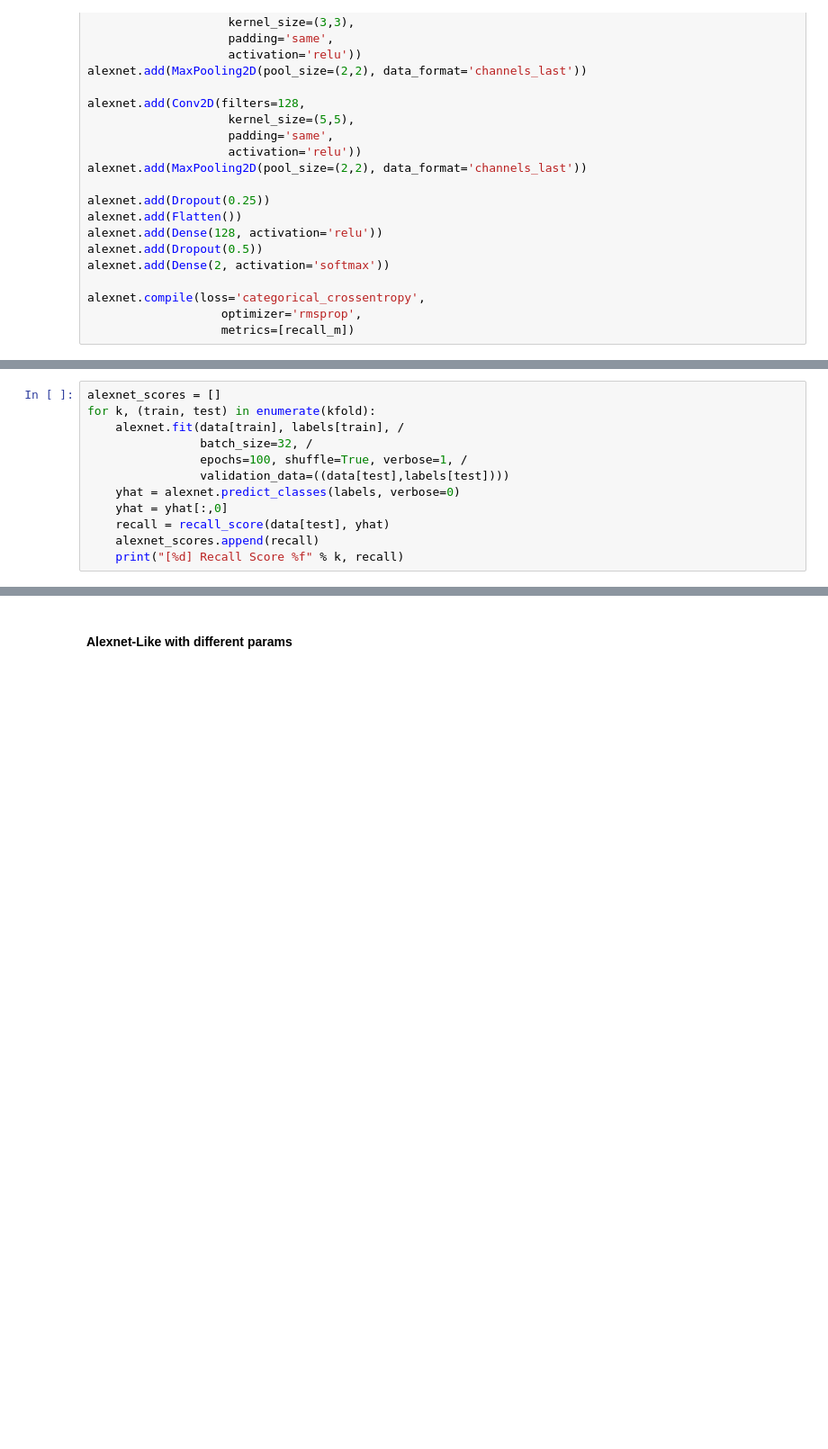
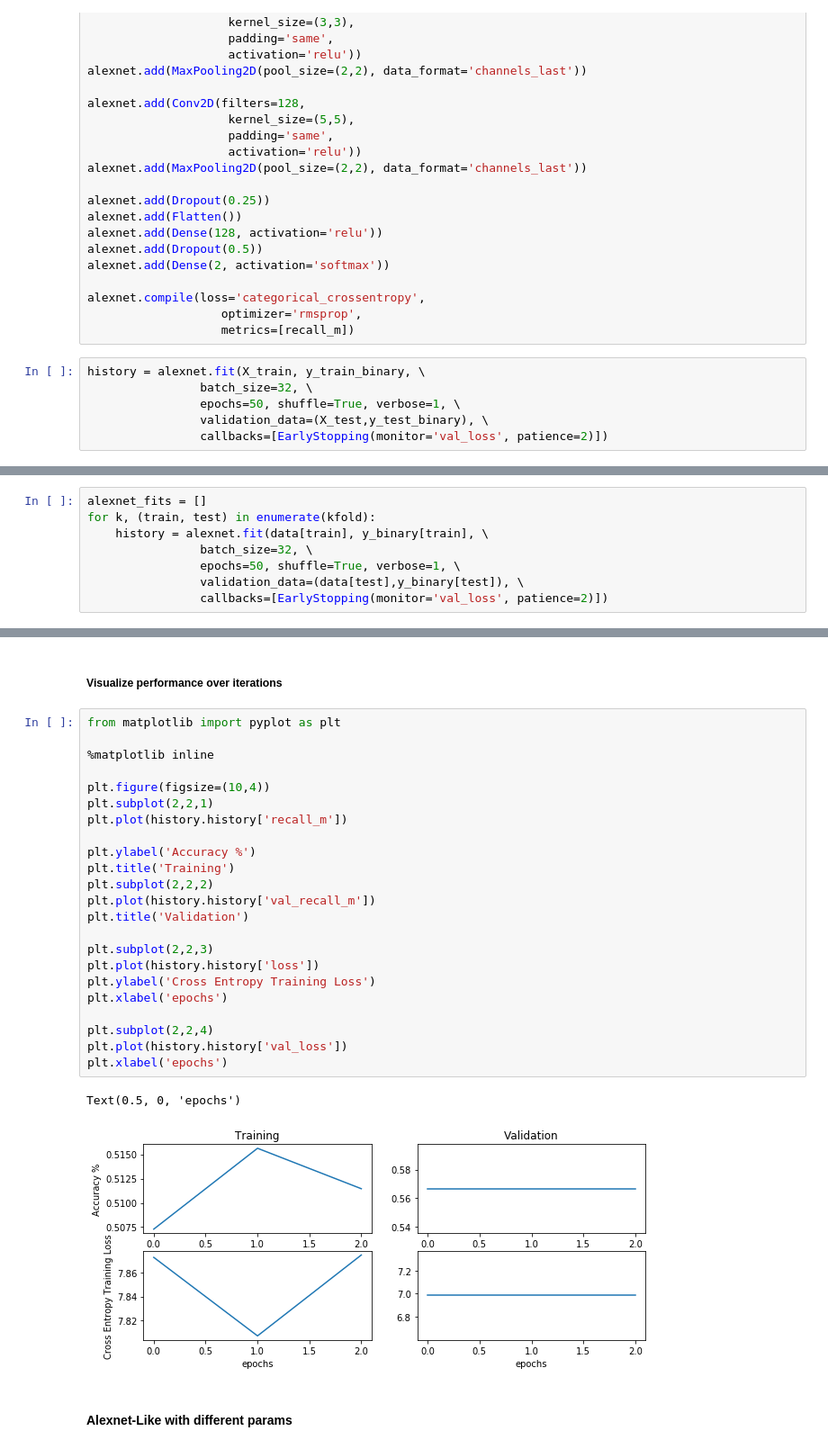
Before and after one commit to elilaird/CS7324-MachineLearning-Labs, a Jupyter notebook: Lab6/Lab6.ipynb, the cells around one changed output, grey strips where cells are left out. Shown at 90% size. Drawn from its saved outputs; the diff is of its cells as text; blank space fills up the shorter version.

```diff
--- a/Lab6/Lab6.ipynb
+++ b/Lab6/Lab6.ipynb
@@ -257,3 +269,9 @@ alexnet.add(Dense(2, activation='softmax'))
 alexnet.compile(loss='categorical_crossentropy',
                    optimizer='rmsprop',
                    metrics=[recall_m])
+# %%
+history = alexnet.fit(X_train, y_train_binary, \
+                batch_size=32, \
+                epochs=50, shuffle=True, verbose=1, \
+                validation_data=(X_test,y_test_binary), \
+                callbacks=[EarlyStopping(monitor='val_loss', patience=2)])
@@ -260,13 +286,9 @@ alexnet.compile(loss='categorical_crossentropy',
 # %%
-alexnet_scores = []
+alexnet_fits = []
 for k, (train, test) in enumerate(kfold):
-    alexnet.fit(data[train], labels[train], /
-                batch_size=32, /
-                epochs=100, shuffle=True, verbose=1, /
-                validation_data=((data[test],labels[test])))
-    yhat = alexnet.predict_classes(labels, verbose=0)
-    yhat = yhat[:,0]
-    recall = recall_score(data[test], yhat)
-    alexnet_scores.append(recall)
-    print("[%d] Recall Score %f" % k, recall)
+    history = alexnet.fit(data[train], y_binary[train], \
+                batch_size=32, \
+                epochs=50, shuffle=True, verbose=1, \
+                validation_data=(data[test],y_binary[test]), \
+                callbacks=[EarlyStopping(monitor='val_loss', patience=2)])
 # %% [output]
@@ -274,3 +312,31 @@ SyntaxError: invalid syntax (<ipython-input-44-176a0064c4fa>, line 3)
+# %% [markdown]
+##### Visualize performance over iterations
+# %%
+from matplotlib import pyplot as plt
+
+%matplotlib inline
+
+plt.figure(figsize=(10,4))
+plt.subplot(2,2,1)
+plt.plot(history.history['recall_m'])
+
+plt.ylabel('Accuracy %')
+plt.title('Training')
+plt.subplot(2,2,2)
+plt.plot(history.history['val_recall_m'])
+plt.title('Validation')
+
+plt.subplot(2,2,3)
+plt.plot(history.history['loss'])
+plt.ylabel('Cross Entropy Training Loss')
+plt.xlabel('epochs')
+
+plt.subplot(2,2,4)
+plt.plot(history.history['val_loss'])
+plt.xlabel('epochs')
+# %% [output]
+Text(0.5, 0, 'epochs')
+[figure, added]
 # %% [markdown]
 #### Alexnet-Like with different params
 # %% [markdown]
```
Also changed, not shown: parts of 15 cells of this notebook.
